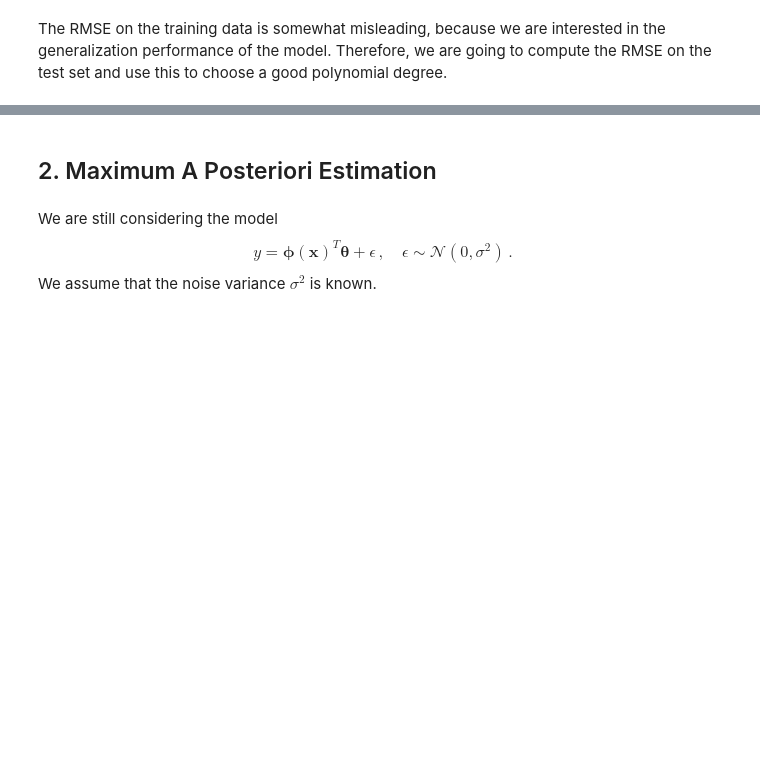
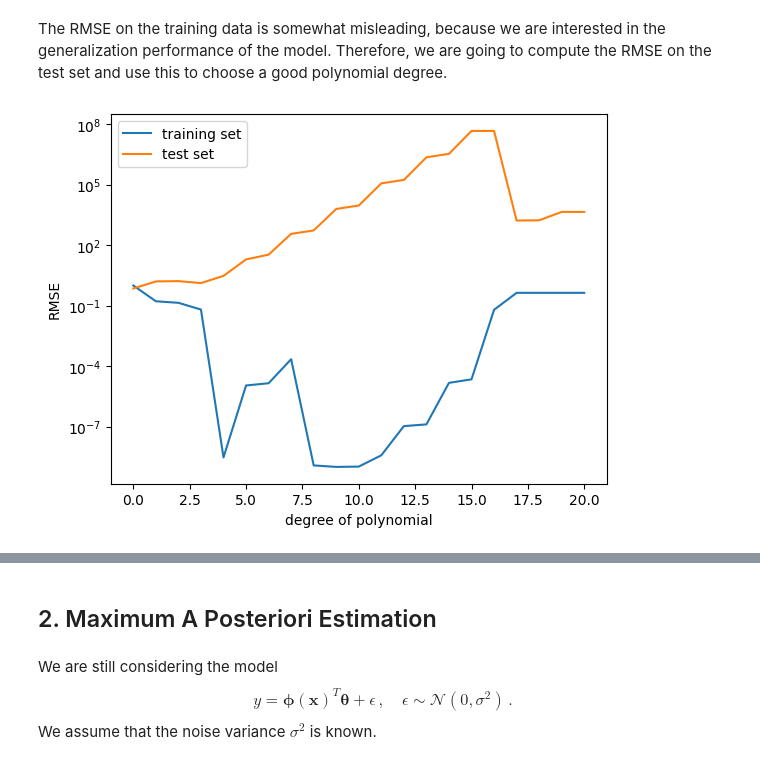
Before and after one commit to albamr09/MML, a Jupyter notebook: 09_Linear_Regression/tutorial_linear_regression.ipynb, the cells around one changed output, grey strips where cells are left out. Drawn from its saved outputs; the diff is of its cells as text; code cells hidden in the pictures; blank space fills up the shorter version.

```diff
--- a/09_Linear_Regression/tutorial_linear_regression.ipynb
+++ b/09_Linear_Regression/tutorial_linear_regression.ipynb
@@ -505,39 +535,40 @@ The RMSE on the training data is somewhat misleading, because we are interested
 # %%
 ## EDIT THIS CELL
 K_max = 20
 rmse_train = np.zeros((K_max+1,))
 rmse_test = np.zeros((K_max+1,))
 
 for k in range(K_max+1):
-
     # feature matrix
-    Phi = 0 ## <--- EDIT THIS LINE
+    Phi = poly_features(X, k)
 
     # maximum likelihood estimate
-    theta_ml = 0 ## <--- EDIT THIS LINE
+    theta_ml = nonlinear_features_maximum_likelihood(Phi, y)
 
-    # predict y-values of training set
-    ypred_train = 0 ## <--- EDIT THIS LINE
+    # predicted y-values
+    y_pred_train = Phi @ theta_ml
 
     # RMSE on training set
-    rmse_train[k] = 0 ## <--- EDIT THIS LINE
+    rmse_train[k] = RMSE(y, y_pred_train)
 
     # feature matrix for test inputs
-    Phi_test = 0 ## <--- EDIT THIS LINE
+    Phi_test = poly_features(Xtest, k)
 
     # prediction (test set)
-    ypred_test = 0 ## <--- EDIT THIS LINE
+    ypred_test = Phi_test @ theta_ml
 
     # RMSE on test set
-    rmse_test[k] = -1 ## <--- EDIT THIS LINE
+    rmse_test[k] = RMSE(ytest, ypred_test)
 
 
 plt.figure()
 plt.semilogy(rmse_train) # this plots the RMSE on a logarithmic scale
 plt.semilogy(rmse_test) # this plots the RMSE on a logarithmic scale
 plt.xlabel("degree of polynomial")
 plt.ylabel("RMSE")
 plt.legend(["training set", "test set"]);
+# %% [output]
+[figure, added]
 # %% [markdown]
 #### Questions:
 1. What do you observe now?
```
Also changed, not shown: parts of 14 cells of this notebook.
